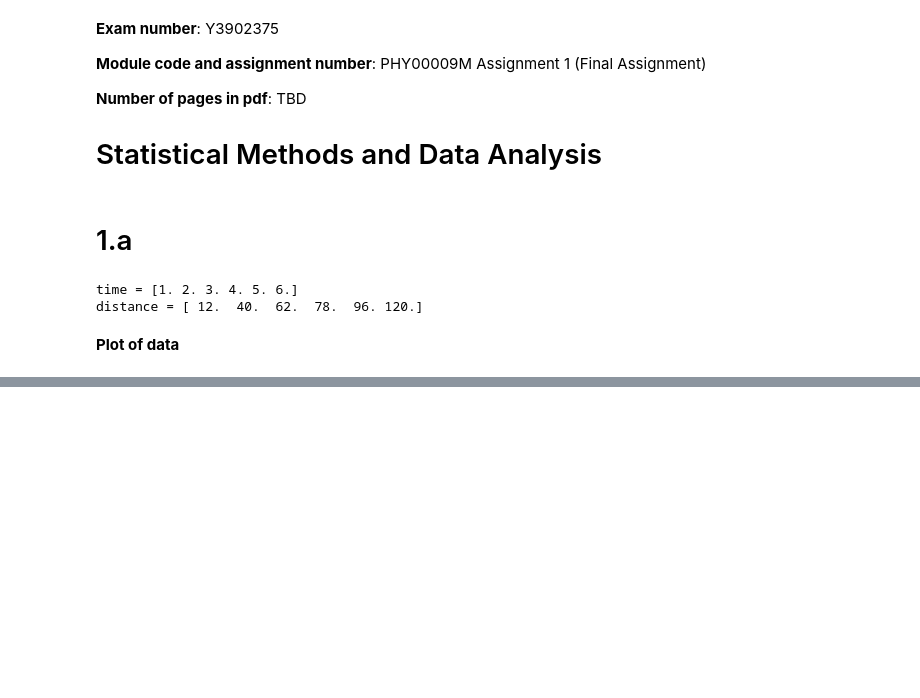
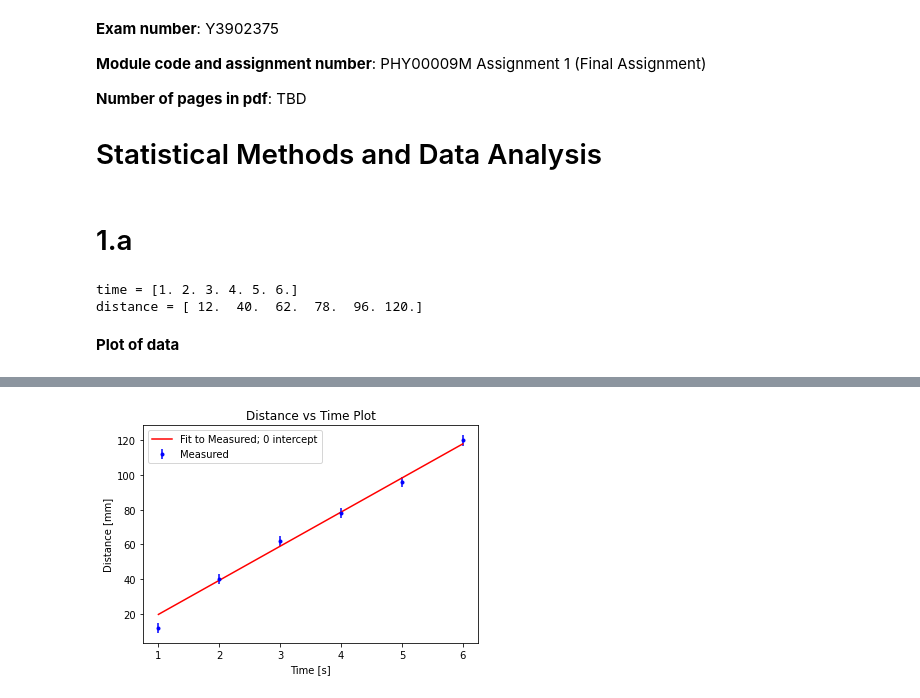
Before and after one commit to mehfoos/Nuclear-Fusion, a Jupyter notebook: Smda/PHY00009M 1.ipynb, the cells around one changed output, grey strips where cells are left out. Cells and saved outputs as stored; diff of their text form; code cells hidden in the pictures; blank space fills up the shorter version.

```diff
--- a/Smda/PHY00009M 1.ipynb
+++ b/Smda/PHY00009M 1.ipynb
@@ -47,0 +63,22 @@ Given how the question says that the trolley passes through reference for distan
+# %%
+timeRestruct = time[:,np.newaxis] # Making it column vector; we're forcing a zero intercept to avoid 0th order term
+
+lstsqResult = np.linalg.lstsq(timeRestruct,distance,rcond=None) # rcond suppresses FutureWarning
+lstsqRtRSS = np.sqrt(lstsqResult[1])
+
+print("Least Squares solution = ", lstsqResult[0])
+print("Sums of squared residuals = ", lstsqResult[1])
+print("Rank = ", lstsqResult[2])
+print("Singular Values of timeRestruct = ", lstsqResult[0])
+
+
+lstsq0interceptSpeed = lstsqResult[0]
+overallUncertainty = np.sqrt(lstsqResult[1] + np.square(measurementError))
+
+print("\nRESULTS:")
+print("Velocity Estimate (assuming 0 intercept) = ", lstsq0interceptSpeed)
+print("Uncertainty (Root of sum of squared residuals) = ", lstsqRtRSS)
+print("Overall uncertainty (including measurement error) = ", overallUncertainty)
+print()
+
+distanceFit = time*lstsq0interceptSpeed
@@ -47,0 +95,11 @@ Given how the question says that the trolley passes through reference for distan
+# %%
+# Plot:
+plt.title('Distance vs Time Plot')
+plt.xlabel('Time [s]')
+plt.ylabel('Distance [mm]')
+plt.errorbar(time, distance, yerr=measurementError, fmt=".b", label = "Measured")
+plt.plot(time, distanceFit, color='red', label="Fit to Measured; 0 intercept")
+plt.legend()
+plt.show()
+# %% [output]
+[figure, added]
```
Also changed, not shown: parts of 36 cells of this notebook, 1 other file.
